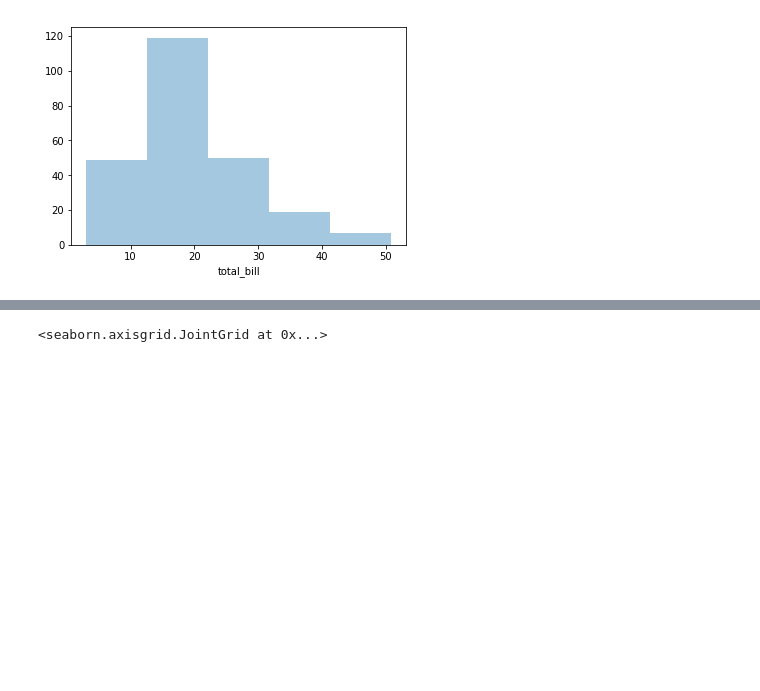
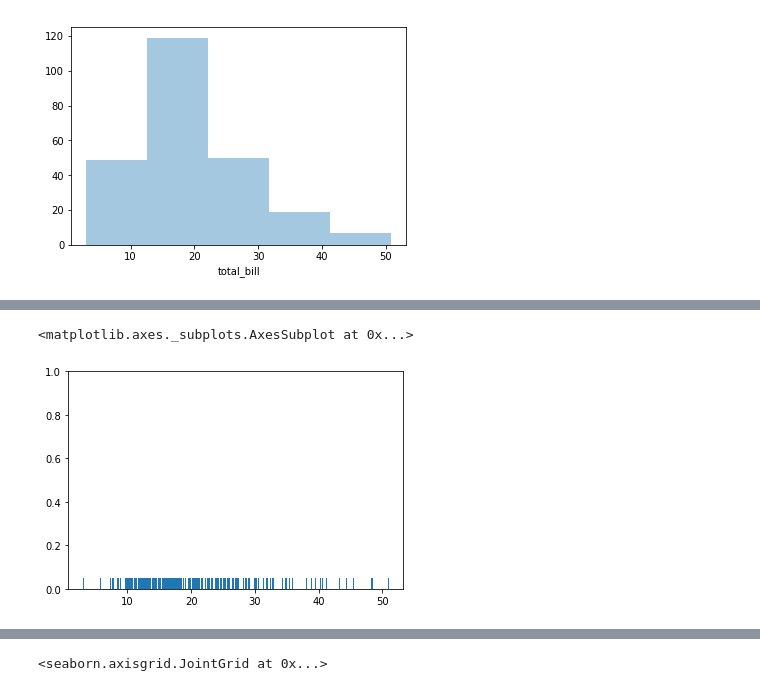
Before and after one commit to thbighead/jupyter-studies, a Jupyter notebook: Aprendizados Python Scientist.ipynb, the cells around one changed output, grey strips where cells are left out. Saved outputs shown, nothing was run; the diff lists cells and outputs as text; code cells hidden in the pictures; blank space fills up the shorter version.

```diff
--- a/Aprendizados Python Scientist.ipynb
+++ b/Aprendizados Python Scientist.ipynb
@@ -1962,0 +1971,5 @@ sns.distplot(tips['total_bill'], kde=False, bins=5)
+# %%
+sns.rugplot(tips['total_bill'])
+# %% [output]
+<matplotlib.axes._subplots.AxesSubplot at 0x...>
+[figure, added]
```
Also changed, not shown: parts of 130 cells of this notebook, 2 other files.
